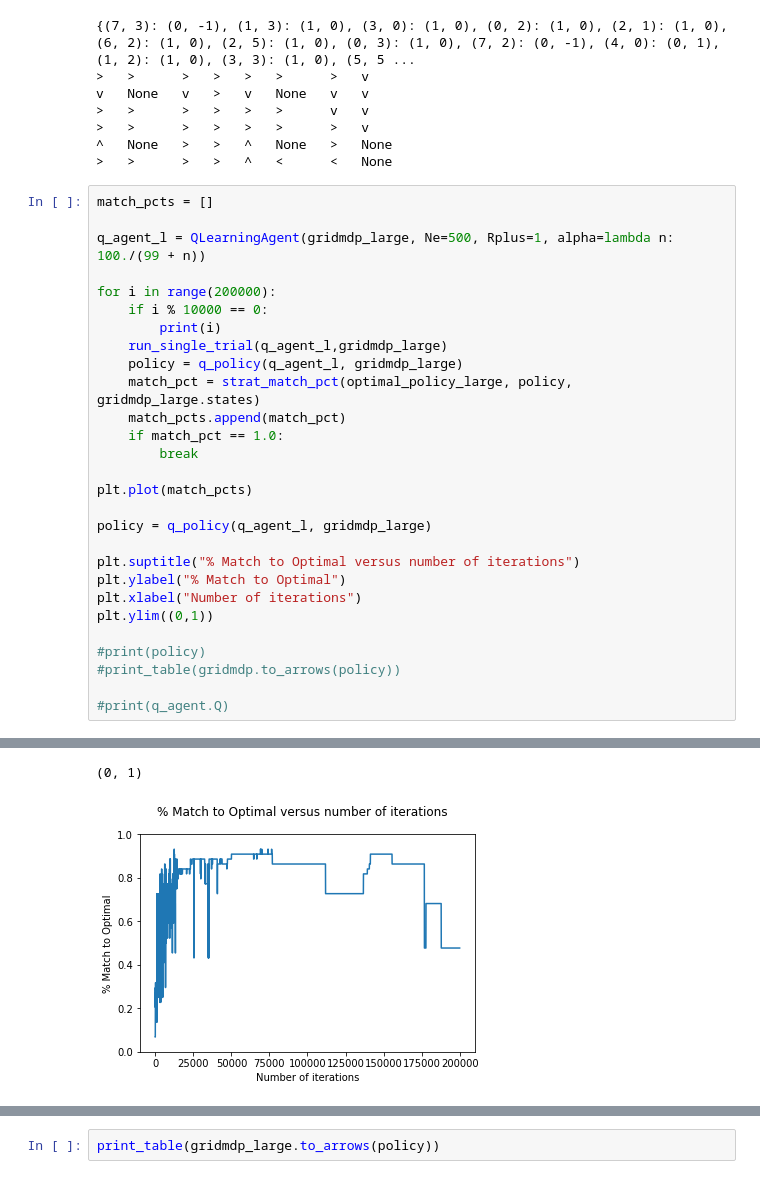
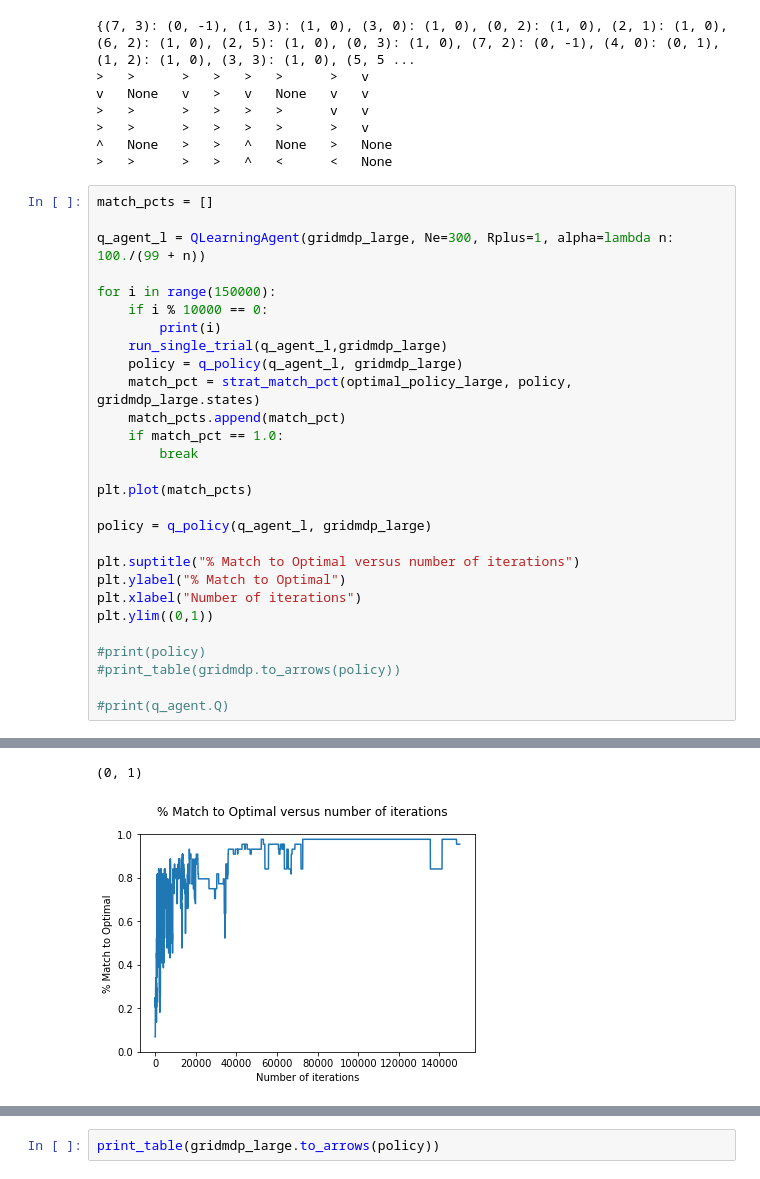
Before and after one commit to nshea3/ml_notebooks_p4, a Jupyter notebook: aimacode_rl.ipynb, the cells around one changed output, grey strips where cells are left out. Cells and saved outputs as stored; diff of their text form.

```diff
--- a/aimacode_rl.ipynb
+++ b/aimacode_rl.ipynb
@@ -363,9 +363,9 @@ v   None   v   >   v   None   v   v
 # %%
 match_pcts = []
 
-q_agent_l = QLearningAgent(gridmdp_large, Ne=500, Rplus=1, alpha=lambda n: 100./(99 + n))
+q_agent_l = QLearningAgent(gridmdp_large, Ne=300, Rplus=1, alpha=lambda n: 100./(99 + n))
 
-for i in range(200000):
+for i in range(150000):
     if i % 10000 == 0:
         print(i)
     run_single_trial(q_agent_l,gridmdp_large)
@@ -412,5 +407,5 @@ plt.ylim((0,1))
 (0, 1)
-[figure, old version]
+[figure, new version]
 # %%
 match_pcts = []
 
```
Also changed, not shown: parts of 3 cells of this notebook.
